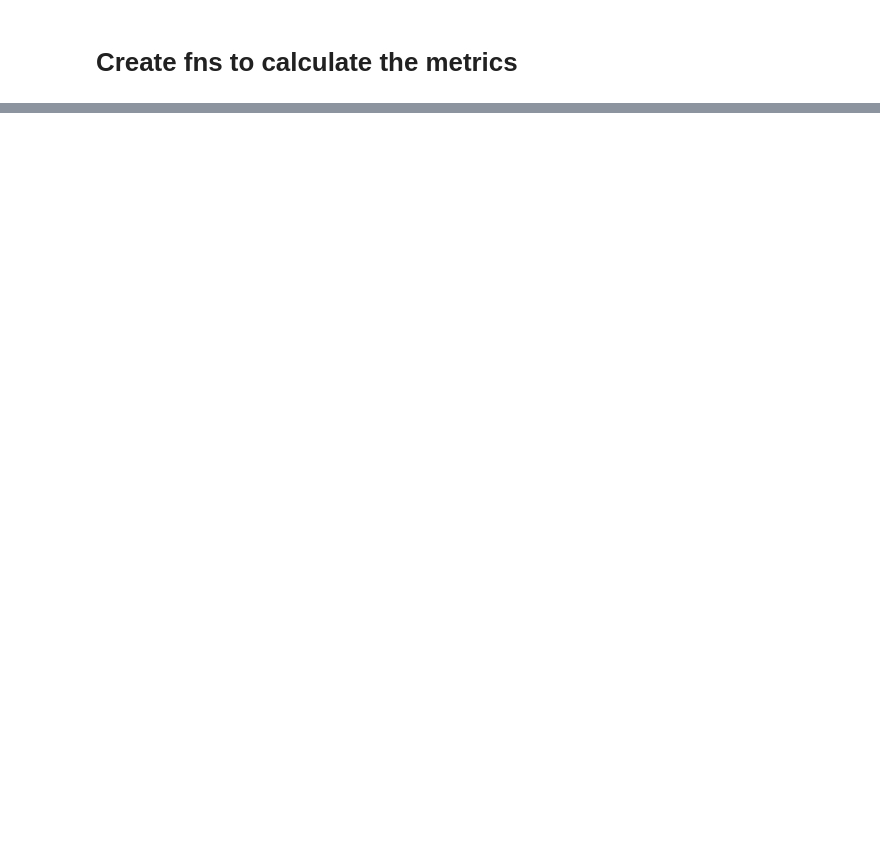
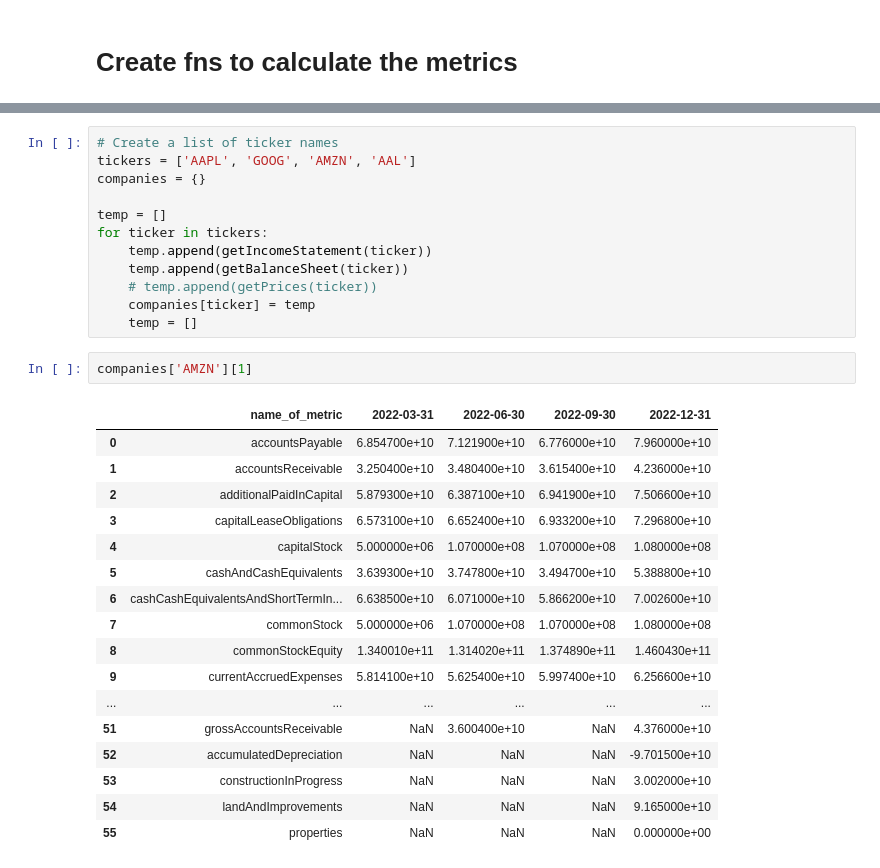
Before and after one commit to jeffjoseph22/value-investing, a Jupyter notebook: value_investing.ipynb, the cells around one changed output, grey strips where cells are left out. Cells and saved outputs as stored; diff of their text form; blank space fills up the shorter version.

Commit message:
Added code to test if the get functions would work. need to adjsut prices

```diff
--- a/value_investing.ipynb
+++ b/value_investing.ipynb
@@ -186,0 +185,32 @@ SyntaxError: expected ':' (2922495174.py, line 24)
+# %%
+# Create a list of ticker names
+tickers = ['AAPL', 'GOOG', 'AMZN', 'AAL']
+companies = {}
+
+temp = []
+for ticker in tickers:
+    temp.append(getIncomeStatement(ticker))
+    temp.append(getBalanceSheet(ticker))
+    # temp.append(getPrices(ticker))
+    companies[ticker] = temp
+    temp = []
+# %%
+companies['AMZN'][1]
+# %% [output]
+|  | name_of_metric | 2022-03-31 | 2022-06-30 | 2022-09-30 | 2022-12-31 |
+| 0 | accountsPayable | 6.854700e+10 | 7.121900e+10 | 6.776000e+10 | 7.960000e+10 |
+| 1 | accountsReceivable | 3.250400e+10 | 3.480400e+10 | 3.615400e+10 | 4.236000e+10 |
+| 2 | additionalPaidInCapital | 5.879300e+10 | 6.387100e+10 | 6.941900e+10 | 7.506600e+10 |
+| 3 | capitalLeaseObligations | 6.573100e+10 | 6.652400e+10 | 6.933200e+10 | 7.296800e+10 |
+| 4 | capitalStock | 5.000000e+06 | 1.070000e+08 | 1.070000e+08 | 1.080000e+08 |
+| 5 | cashAndCashEquivalents | 3.639300e+10 | 3.747800e+10 | 3.494700e+10 | 5.388800e+10 |
+| 6 | cashCashEquivalentsAndShortTermIn... | 6.638500e+10 | 6.071000e+10 | 5.866200e+10 | 7.002600e+10 |
+| 7 | commonStock | 5.000000e+06 | 1.070000e+08 | 1.070000e+08 | 1.080000e+08 |
+| 8 | commonStockEquity | 1.340010e+11 | 1.314020e+11 | 1.374890e+11 | 1.460430e+11 |
+| 9 | currentAccruedExpenses | 5.814100e+10 | 5.625400e+10 | 5.997400e+10 | 6.256600e+10 |
+| ... | ... | ... | ... | ... | ... |
+| 51 | grossAccountsReceivable | NaN | 3.600400e+10 | NaN | 4.376000e+10 |
+| 52 | accumulatedDepreciation | NaN | NaN | NaN | -9.701500e+10 |
+| 53 | constructionInProgress | NaN | NaN | NaN | 3.002000e+10 |
+| 54 | landAndImprovements | NaN | NaN | NaN | 9.165000e+10 |
+| 55 | properties | NaN | NaN | NaN | 0.000000e+00 |
```
Also changed, not shown: parts of 2 cells of this notebook.
